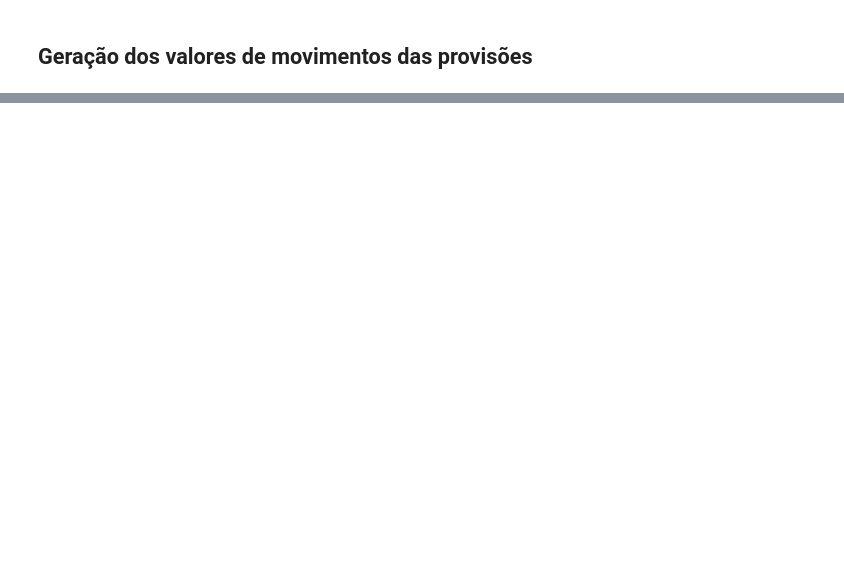
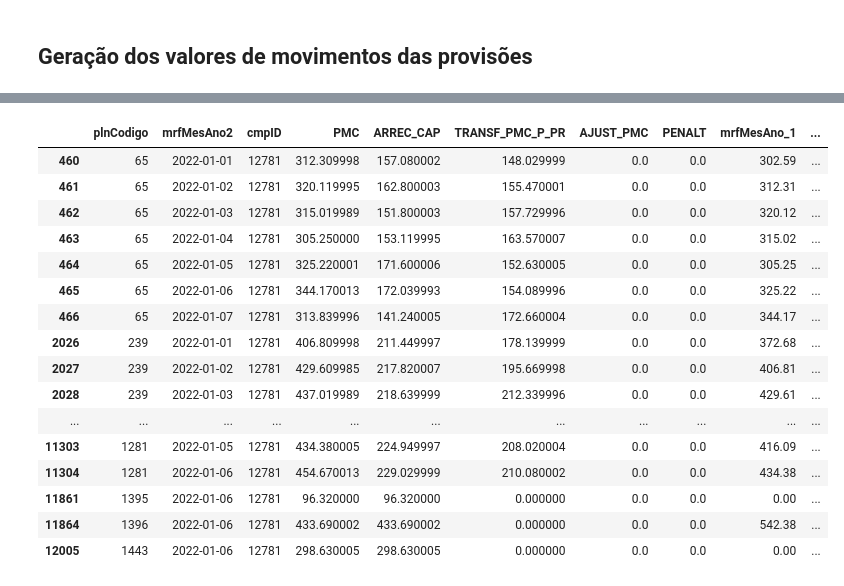
Before and after one commit to Ricardobigdata/PrimerRepor, a Jupyter notebook: Cópia_de_auditoria_cap.ipynb, the cells around one changed output, grey strips where cells are left out. Drawn from its saved outputs; the diff is of its cells as text; code cells hidden in the pictures; blank space fills up the shorter version.

```diff
--- a/Cópia_de_auditoria_cap.ipynb
+++ b/Cópia_de_auditoria_cap.ipynb
@@ -160,0 +108,57 @@ AJUST_PSP_OUTROS.rename(columns={'movimento': 'AJUST_PSP_OUTROS'})
+# %%
+# Construção da validação da PMC
+
+ARREC = PMC.merge(ARREC_CAP[['ARREC_CAP','plnCodigo','mrfMesAno2']], how='left', on=["plnCodigo","mrfMesAno2"])
+TRANS = ARREC.merge(TRANSF_PMC_P_PR[['TRANSF_PMC_P_PR','plnCodigo','mrfMesAno2']], how='left', on=["plnCodigo","mrfMesAno2"])
+ajust = TRANS.merge(AJUST_PMC[['AJUST_PMC','plnCodigo','mrfMesAno2']], how='left', on=["plnCodigo","mrfMesAno2"])
+MOV_PMC = ajust.merge(PENALT[['PENALT','plnCodigo','mrfMesAno2']], how='left', on=["plnCodigo","mrfMesAno2"])
+# %%
+MOV_PMC['mrfMesAno_1'] = MOV_PMC["PMC"].shift(1)
+MOV_PMC.loc[MOV_PMC['mrfMesAno2'] == '2021-01-12', 'PMC_1'] = 0
+MOV_PMC.loc[MOV_PMC['mrfMesAno2'] != '2021-01-12', 'PMC_1'] = MOV_PMC['mrfMesAno_1']
+# %%
+juros = 0.005
+tr={'mrfMesAno':
+    ['2021-01-12','2022-01-01','2022-01-02','2022-01-03','2022-01-04','2022-01-05','2022-01-06','2022-01-07','2022-01-08','2022-01-09','2022-01-10','2022-01-11','2022-01-12'],
+'tr': [0,0.000605,0,0.000971,0.000555,0.001663,0.001484,0.001631,0.002409,0.00180,0.001494,0.001507,0.002072]
+}
+tr_ = pd.DataFrame(data=tr)
+tr_["mrfMesAno2"] = pd.to_datetime(tr_['mrfMesAno'])
+# %%
+MOV_PMC = MOV_PMC.merge(tr_, how='left', on="mrfMesAno2")
+# %%
+MOV_PMC['ARREC_CAP'] = pd.to_numeric(MOV_PMC['ARREC_CAP'], downcast='float', errors='coerce')
+MOV_PMC['TRANSF_PMC_P_PR'] = pd.to_numeric(MOV_PMC['TRANSF_PMC_P_PR'], downcast='float', errors='coerce')
+MOV_PMC['AJUST_PMC'] = pd.to_numeric(MOV_PMC['AJUST_PMC'], downcast='float', errors='coerce')
+MOV_PMC['PENALT'] = pd.to_numeric(MOV_PMC['PENALT'], downcast='float', errors='coerce')
+MOV_PMC['PMC_1'] = pd.to_numeric(MOV_PMC['PMC_1'], downcast='float', errors='coerce')
+MOV_PMC['PMC'] = pd.to_numeric(MOV_PMC['PMC'], downcast='float', errors='coerce')
+
+
+
+fator1 = (1+float(f'{juros}'))*(1+MOV_PMC['tr'])
+fator2 = ((1+float(f'{juros}'))**0.5)*(1+MOV_PMC['tr'])**0.5
+
+MOV_PMC['calculo']  = (MOV_PMC['PMC_1']*fator1) + ((MOV_PMC['ARREC_CAP'] - MOV_PMC['TRANSF_PMC_P_PR']  - MOV_PMC['AJUST_PMC'] - MOV_PMC['PENALT'])*fator2)
+
+MOV_PMC['controle'] = (MOV_PMC.PMC+MOV_PMC.ARREC_CAP+MOV_PMC.TRANSF_PMC_P_PR+MOV_PMC.AJUST_PMC+MOV_PMC.PENALT+MOV_PMC.PMC_1)
+
+MOV_PMC.query('mrfMesAno2 !=  "2021-01-12" & controle > 0 ')
+# %% [output]
+|  | plnCodigo | mrfMesAno2 | cmpID | PMC | ARREC_CAP | TRANSF_PMC_P_PR | AJUST_PMC | PENALT | mrfMesAno_1 | ... |
+| 460 | 65 | 2022-01-01 | 12781 | 312.309998 | 157.080002 | 148.029999 | 0.0 | 0.0 | 302.59 | ... |
+| 461 | 65 | 2022-01-02 | 12781 | 320.119995 | 162.800003 | 155.470001 | 0.0 | 0.0 | 312.31 | ... |
+| 462 | 65 | 2022-01-03 | 12781 | 315.019989 | 151.800003 | 157.729996 | 0.0 | 0.0 | 320.12 | ... |
+| 463 | 65 | 2022-01-04 | 12781 | 305.250000 | 153.119995 | 163.570007 | 0.0 | 0.0 | 315.02 | ... |
+| 464 | 65 | 2022-01-05 | 12781 | 325.220001 | 171.600006 | 152.630005 | 0.0 | 0.0 | 305.25 | ... |
+| 465 | 65 | 2022-01-06 | 12781 | 344.170013 | 172.039993 | 154.089996 | 0.0 | 0.0 | 325.22 | ... |
+| 466 | 65 | 2022-01-07 | 12781 | 313.839996 | 141.240005 | 172.660004 | 0.0 | 0.0 | 344.17 | ... |
+| 2026 | 239 | 2022-01-01 | 12781 | 406.809998 | 211.449997 | 178.139999 | 0.0 | 0.0 | 372.68 | ... |
+| 2027 | 239 | 2022-01-02 | 12781 | 429.609985 | 217.820007 | 195.669998 | 0.0 | 0.0 | 406.81 | ... |
+| 2028 | 239 | 2022-01-03 | 12781 | 437.019989 | 218.639999 | 212.339996 | 0.0 | 0.0 | 429.61 | ... |
+| ... | ... | ... | ... | ... | ... | ... | ... | ... | ... | ... |
+| 11303 | 1281 | 2022-01-05 | 12781 | 434.380005 | 224.949997 | 208.020004 | 0.0 | 0.0 | 416.09 | ... |
+| 11304 | 1281 | 2022-01-06 | 12781 | 454.670013 | 229.029999 | 210.080002 | 0.0 | 0.0 | 434.38 | ... |
+| 11861 | 1395 | 2022-01-06 | 12781 | 96.320000 | 96.320000 | 0.000000 | 0.0 | 0.0 | 0.00 | ... |
+| 11864 | 1396 | 2022-01-06 | 12781 | 433.690002 | 433.690002 | 0.000000 | 0.0 | 0.0 | 542.38 | ... |
+| 12005 | 1443 | 2022-01-06 | 12781 | 298.630005 | 298.630005 | 0.000000 | 0.0 | 0.0 | 0.00 | ... |
```
Also changed, not shown: parts of 17 cells of this notebook.
